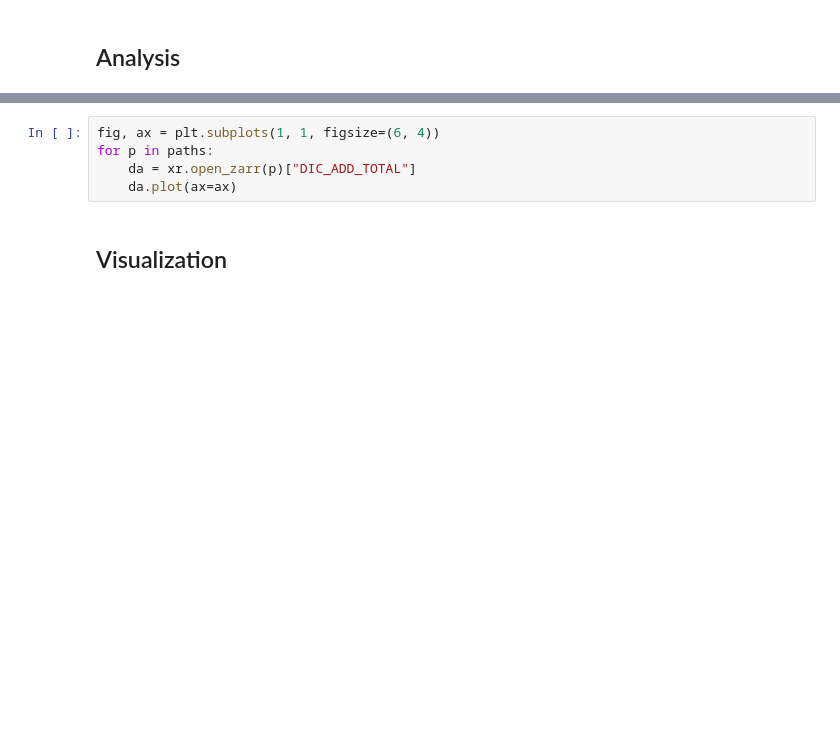
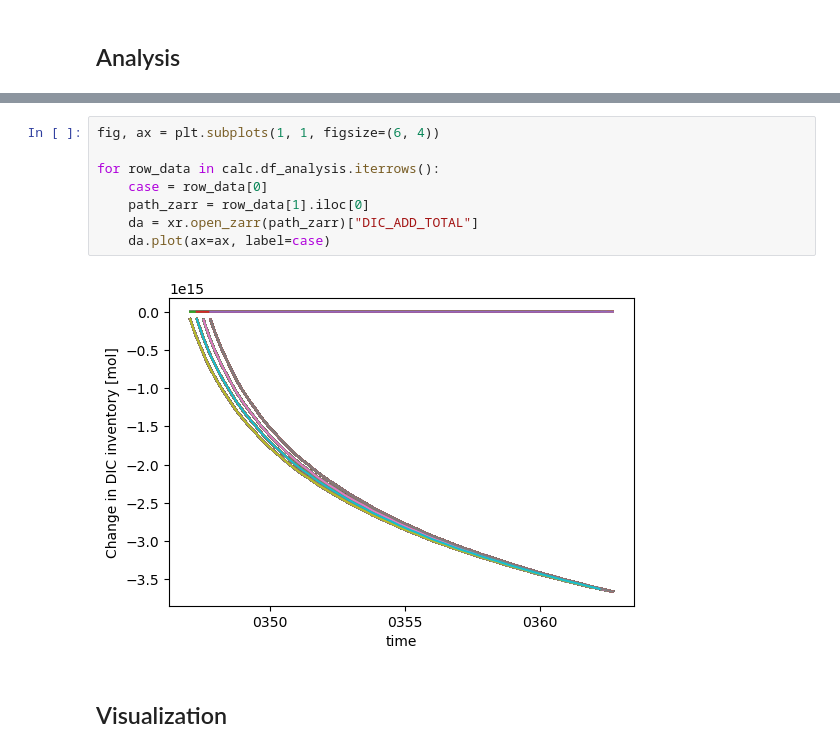
Before and after one commit to NoraLoose/Ocean-CDR-Atlas-v0, a Jupyter notebook: workflows/03-atlas-global-irf-map-validate-analyze.ipynb, the cells around one changed output, grey strips where cells are left out. Drawn from its saved outputs; the diff is of its cells as text; blank space fills up the shorter version.

```diff
--- a/workflows/03-atlas-global-irf-map-validate-analyze.ipynb
+++ b/workflows/03-atlas-global-irf-map-validate-analyze.ipynb
@@ -67,8 +108,13 @@ paths
 # %%
 fig, ax = plt.subplots(1, 1, figsize=(6, 4))
-for p in paths:
-    da = xr.open_zarr(p)["DIC_ADD_TOTAL"]
-    da.plot(ax=ax)
+
+for row_data in calc.df_analysis.iterrows():
+    case = row_data[0]
+    path_zarr = row_data[1].iloc[0]
+    da = xr.open_zarr(path_zarr)["DIC_ADD_TOTAL"]
+    da.plot(ax=ax, label=case)
+# %% [output]
+[figure, added]
 # %% [markdown]
 ## Visualization
 # %%
```
Also changed, not shown: parts of 8 cells of this notebook, 4 other files.
